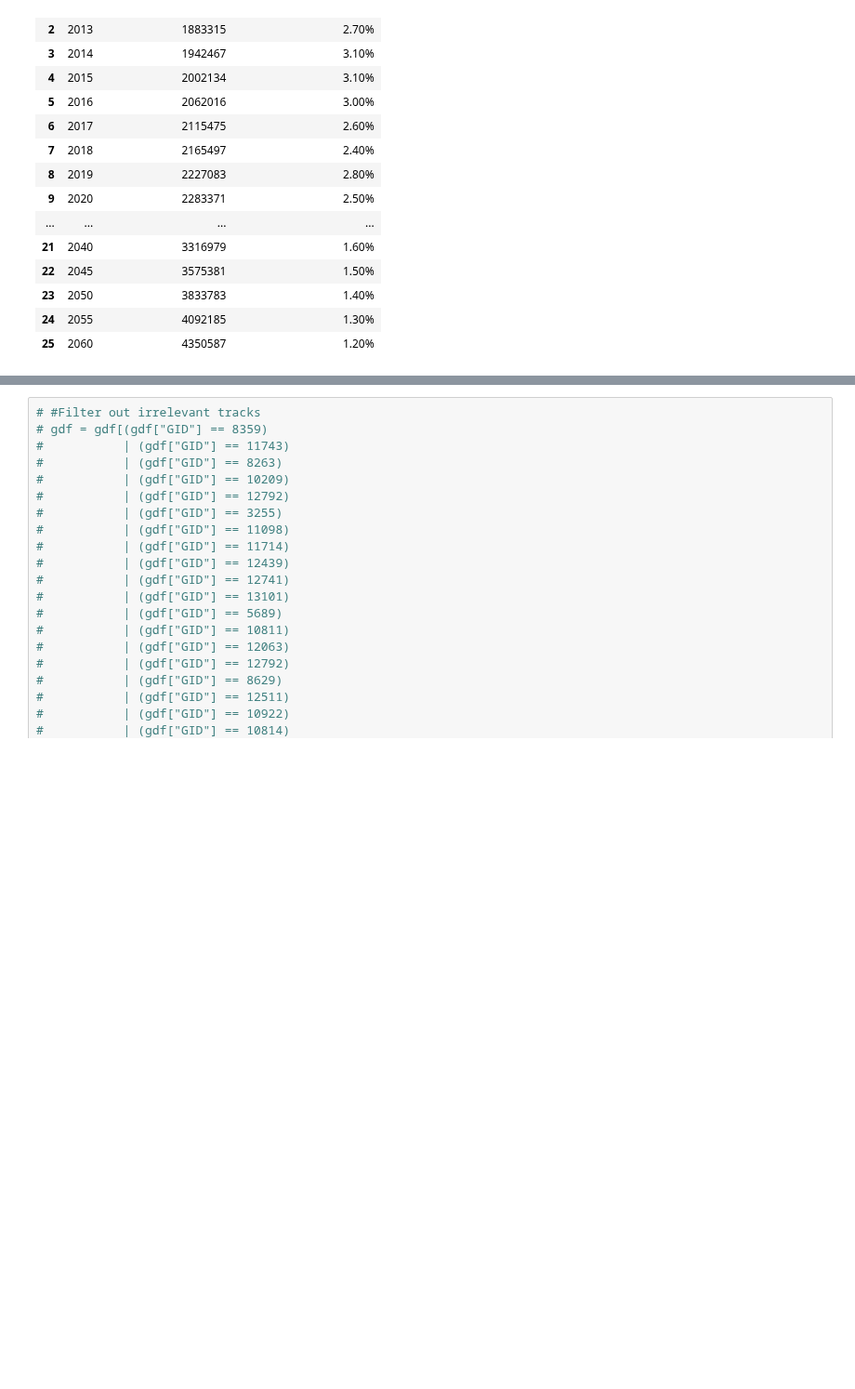
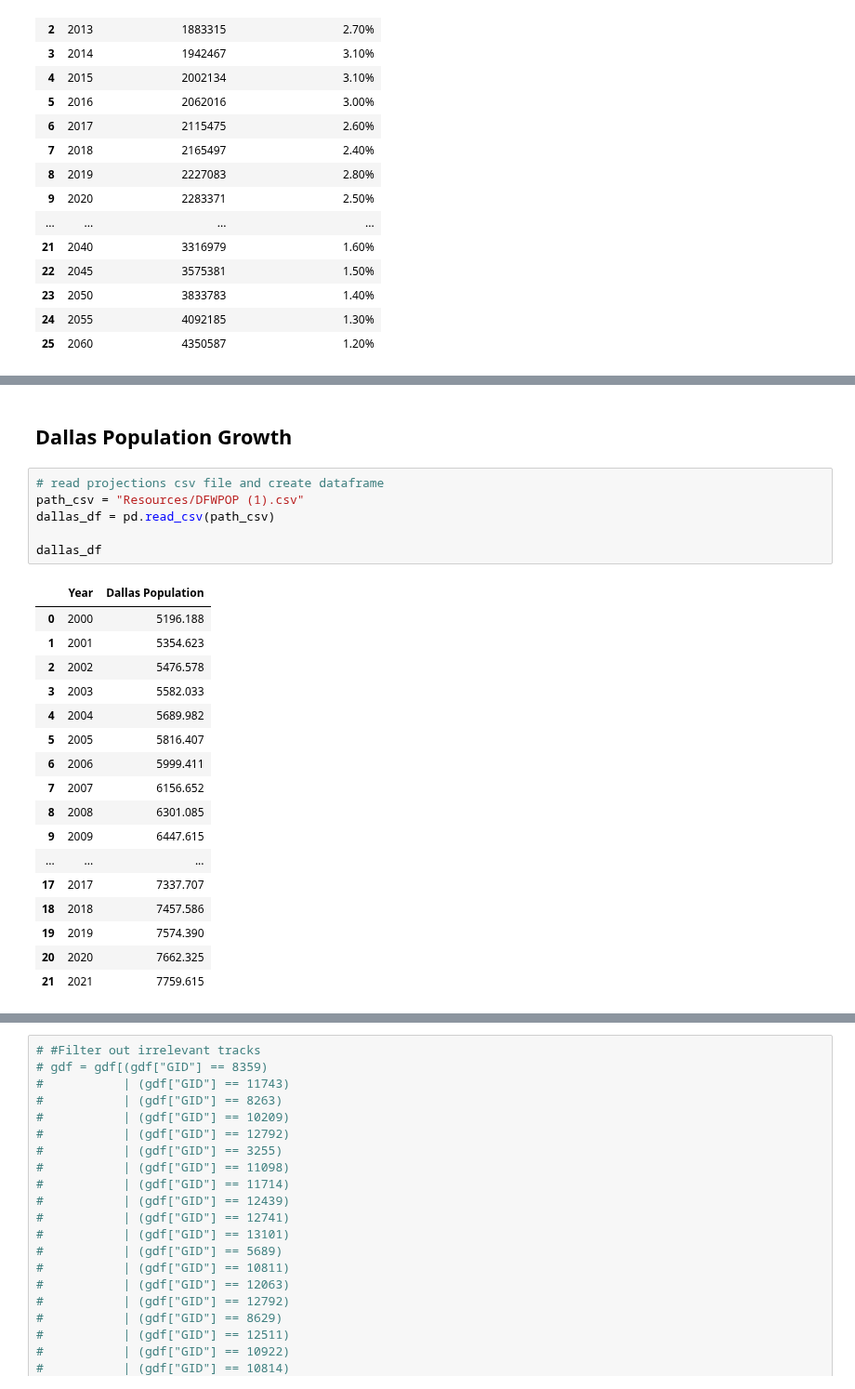
Before and after one commit to bennettnorth/Group-5-Project-1, a Jupyter notebook: Project File.ipynb, the cells around one changed output, grey strips where cells are left out. Shown at 93% size. Drawn from its saved outputs; the diff is of its cells as text; blank space fills up the shorter version.

```diff
--- a/Project File.ipynb
+++ b/Project File.ipynb
@@ -122,0 +125,26 @@ plt.show()
+# %% [markdown]
+## Dallas Population Growth
+# %%
+# read projections csv file and create dataframe
+path_csv = "Resources/DFWPOP (1).csv"
+dallas_df = pd.read_csv(path_csv)
+
+dallas_df
+# %% [output]
+|  | Year | Dallas Population |
+| 0 | 2000 | 5196.188 |
+| 1 | 2001 | 5354.623 |
+| 2 | 2002 | 5476.578 |
+| 3 | 2003 | 5582.033 |
+| 4 | 2004 | 5689.982 |
+| 5 | 2005 | 5816.407 |
+| 6 | 2006 | 5999.411 |
+| 7 | 2007 | 6156.652 |
+| 8 | 2008 | 6301.085 |
+| 9 | 2009 | 6447.615 |
+| ... | ... | ... |
+| 17 | 2017 | 7337.707 |
+| 18 | 2018 | 7457.586 |
+| 19 | 2019 | 7574.390 |
+| 20 | 2020 | 7662.325 |
+| 21 | 2021 | 7759.615 |
```
Also changed, not shown: parts of 7 cells of this notebook, 1 other file.
